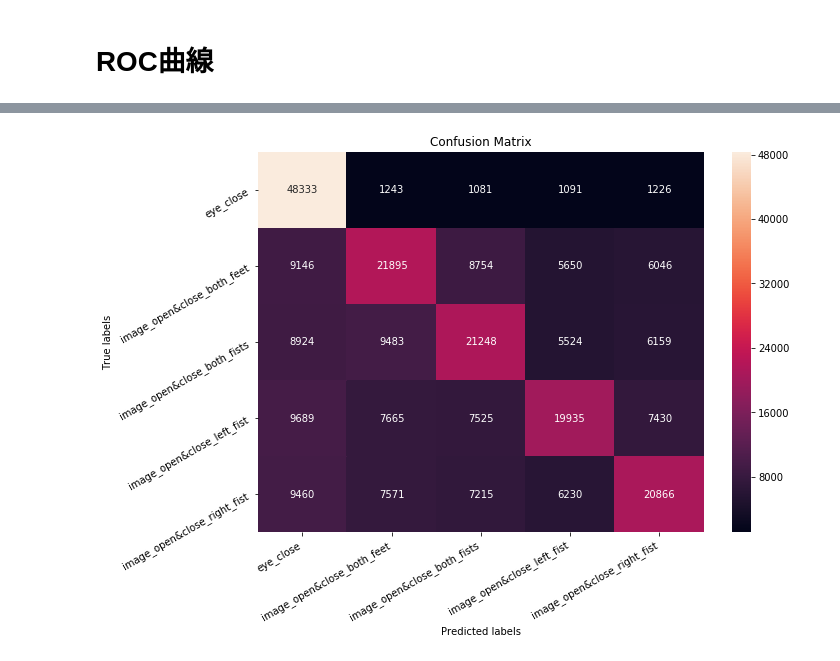
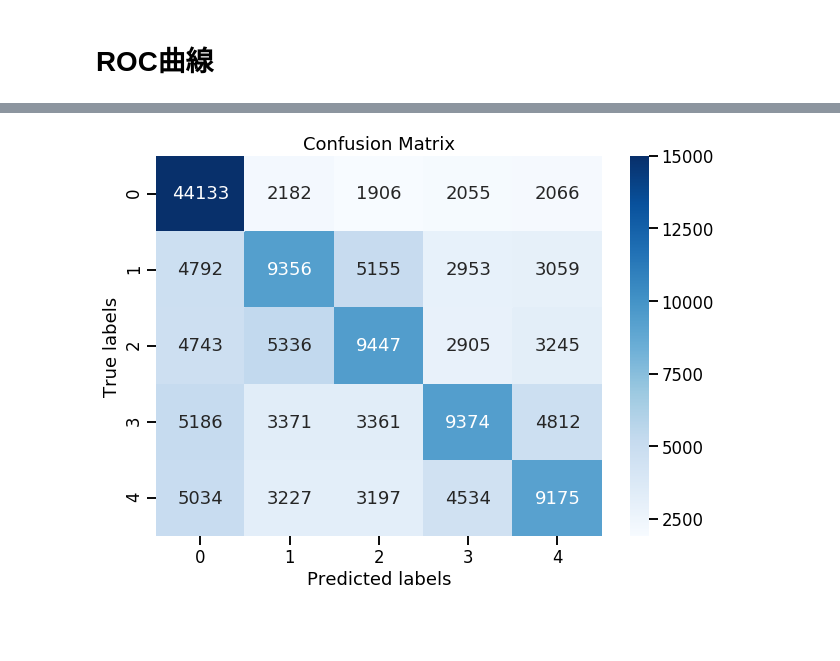
Before and after one commit to amar-enkhbat/graduation_thesis_2019, a Jupyter notebook: keras_eval.ipynb, the cells around one changed output, grey strips where cells are left out. Drawn from its saved outputs; the diff is of its cells as text; code cells hidden in the pictures; blank space fills up the shorter version.

```diff
--- a/keras_eval.ipynb
+++ b/keras_eval.ipynb
@@ -8,10 +8,12 @@ import numpy as np
 import matplotlib.pyplot as plt
 import pickle
 import pandas as pd
+import seaborn as sns
+sns.set_context("talk")
 # %% [markdown]
 # 学習歴史を読み込み
 # %%
-results_path = "keras_2020_01_30_20_14"
+results_path = "keras_2020_01_23_11_56"
 results_path = "./results/" + results_path
 with open(results_path + "/train_hist", "rb") as file:
     history = pickle.load(file)
@@ -56,9 +59,9 @@ plt.show()
 random_state = 33
 dataset_dir = "./dataset/preprocessed_dataset/"
 result_dir = "./results/"
-with open(dataset_dir+"1_109_1x4_dataset_3D_win_10_normalize_False_overlap_True_R08_R10.pkl", "rb") as fp:
+with open(dataset_dir+"1_108_1x4_dataset_3D_win_10_normalize_False_overlap_True.pkl", "rb") as fp:
     dataset = pickle.load(fp)
-with open(dataset_dir+"1_109_1x4_label_3D_win_10_normalize_False_overlap_True_R08_R10.pkl", "rb") as fp:
+with open(dataset_dir+"1_108_1x4_label_3D_win_10_normalize_False_overlap_True.pkl", "rb") as fp:
     labels = pickle.load(fp)
 height = dataset.shape[2]
 width = dataset.shape[3]
@@ -182,8 +265,8 @@ from sklearn.metrics import classification_report
 y_valid_inv = ohe.inverse_transform(y_valid)
 y_pred_inv = ohe.inverse_transform(y_pred)
 print(classification_report(y_valid_inv, y_pred_inv, target_names=ohe.categories_[0]))
-with open(results_path + "/classification_report.txt", "w") as file:
-    file.write(classification_report(y_valid_inv, y_pred_inv, target_names=ohe.categories_[0]))
+# with open(results_path + "/classification_report.txt", "w") as file:
+#     file.write(classification_report(y_valid_inv, y_pred_inv, target_names=ohe.categories_[0]))
 # %% [output]
                              precision    recall  f1-score   support
 
@@ -252,28 +337,29 @@ plt.show()
 # %%
 from sklearn.metrics import classification_report, confusion_matrix
 
 cm = confusion_matrix(y_valid_inv, y_pred_inv)
 cm_normalized = confusion_matrix(y_valid_inv, y_pred_inv, normalize="true")
 with open(results_path + "/confusion_matrix.txt", "w") as file:
     file.write(np.array_str(cm))
 with open(results_path + "/confusion_matrix_normalized.txt", "w") as file:
     file.write(np.array_str(cm_normalized))
 import seaborn as sns
+sns.set_context("talk")
 plt.figure(figsize=(10, 7))
 ax = plt.subplot()
-sns.heatmap(cm, annot=True, fmt="g", ax=ax)
+sns.heatmap(cm, annot=True, fmt="g", ax=ax, vmax=15000, cmap="Blues")
 ax.set_xlabel('Predicted labels')
 ax.set_ylabel('True labels')
 ax.set_title('Confusion Matrix')
-ax.xaxis.set_ticklabels(ohe.categories_[0])
-ax.yaxis.set_ticklabels(ohe.categories_[0])
-plt.setp(ax.get_xticklabels(), rotation=30, horizontalalignment='right')
-plt.setp(ax.get_yticklabels(), rotation=30, horizontalalignment='right')
+# ax.xaxis.set_ticklabels(ohe.categories_[0])
+# ax.yaxis.set_ticklabels(ohe.categories_[0])
+# plt.setp(ax.get_xticklabels(), rotation=30, horizontalalignment='right')
+# plt.setp(ax.get_yticklabels(), rotation=30, horizontalalignment='right')
 plt.savefig(results_path + "/confusion_matrix", bbox_inches="tight")
 # plt.clf()
 plt.show()
 # %% [output]
-[figure, old version]
+[figure, new version]
 # %%
 plt.figure(figsize=(10, 7))
 ax = plt.subplot()
```
Also changed, not shown: parts of 12 cells of this notebook, 2 other files.
